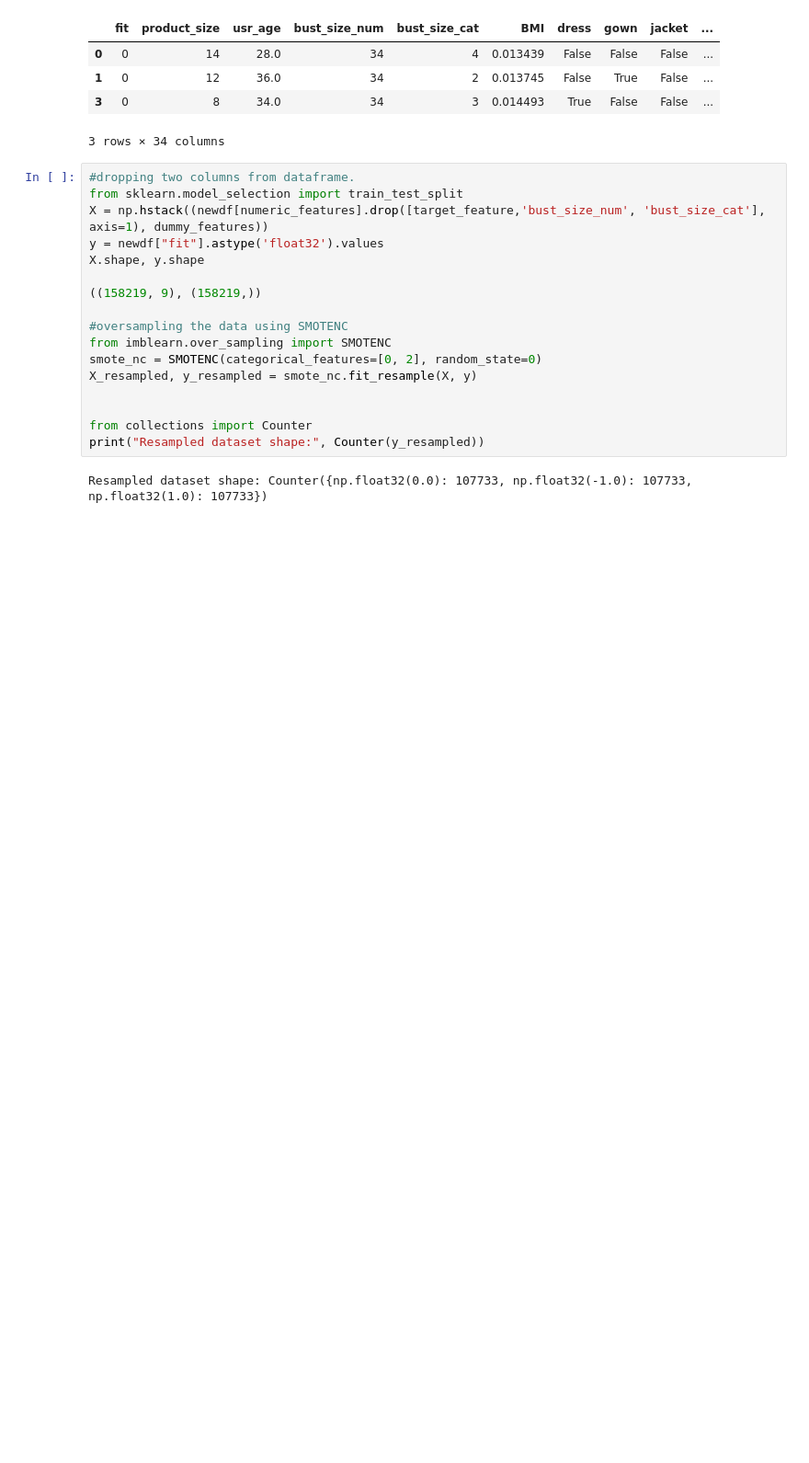
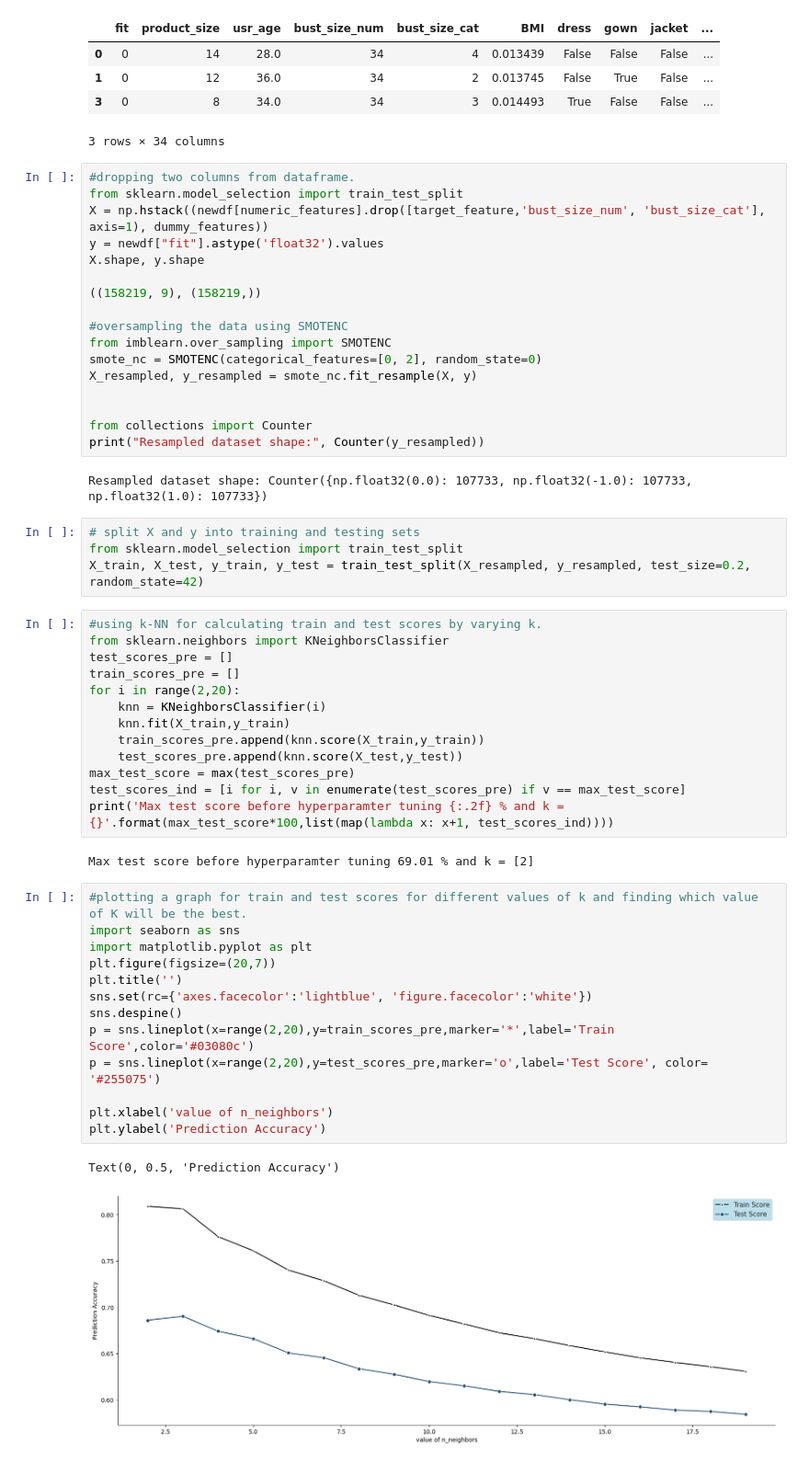
Before and after one commit to vandanshah17/CMPE_255_FitSense, a Jupyter notebook: CMPE255_FitSense.ipynb, the cells around one changed output. Shown at 92% size. Drawn from its saved outputs; the diff is of its cells as text; blank space fills up the shorter version.

Commit message:
resampling, train/test split, and KNN evaluation workflow

```diff
--- a/CMPE255_FitSense.ipynb
+++ b/CMPE255_FitSense.ipynb
@@ -485,3 +485,38 @@ from collections import Counter
 print("Resampled dataset shape:", Counter(y_resampled))
 # %% [output]
 Resampled dataset shape: Counter({np.float32(0.0): 107733, np.float32(-1.0): 107733, np.float32(1.0): 107733})
+# %%
+# split X and y into training and testing sets
+from sklearn.model_selection import train_test_split
+X_train, X_test, y_train, y_test = train_test_split(X_resampled, y_resampled, test_size=0.2, random_state=42)
+# %%
+#using k-NN for calculating train and test scores by varying k.
+from sklearn.neighbors import KNeighborsClassifier
+test_scores_pre = []
+train_scores_pre = []
+for i in range(2,20):
+    knn = KNeighborsClassifier(i)
+    knn.fit(X_train,y_train)
+    train_scores_pre.append(knn.score(X_train,y_train))
+    test_scores_pre.append(knn.score(X_test,y_test))
+max_test_score = max(test_scores_pre)
+test_scores_ind = [i for i, v in enumerate(test_scores_pre) if v == max_test_score]
+print('Max test score before hyperparamter tuning {:.2f} % and k = {}'.format(max_test_score*100,list(map(lambda x: x+1, test_scores_ind))))
+# %% [output]
+Max test score before hyperparamter tuning 69.01 % and k = [2]
+# %%
+#plotting a graph for train and test scores for different values of k and finding which value of K will be the best.
+import seaborn as sns
+import matplotlib.pyplot as plt
+plt.figure(figsize=(20,7))
+plt.title('')
+sns.set(rc={'axes.facecolor':'lightblue', 'figure.facecolor':'white'})
+sns.despine()
+p = sns.lineplot(x=range(2,20),y=train_scores_pre,marker='*',label='Train Score',color='#03080c')
+p = sns.lineplot(x=range(2,20),y=test_scores_pre,marker='o',label='Test Score', color= '#255075')
+
+plt.xlabel('value of n_neighbors')
+plt.ylabel('Prediction Accuracy')
+# %% [output]
+Text(0, 0.5, 'Prediction Accuracy')
+[figure, added]
```
Also changed, not shown: parts of 3 cells of this notebook, 1 other file.
